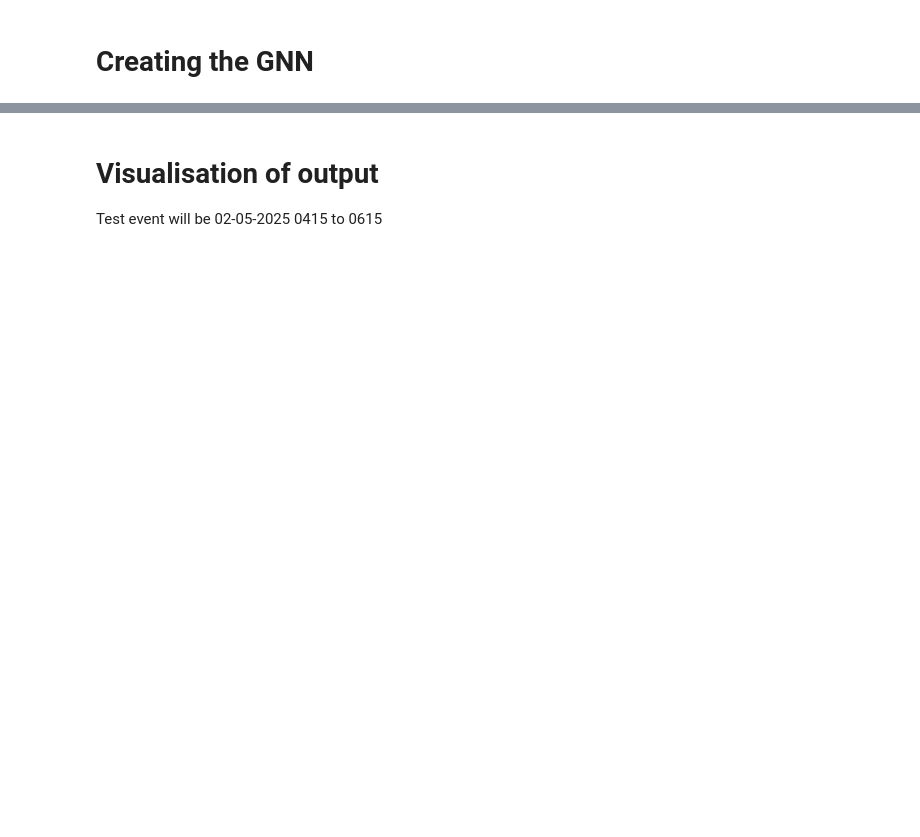
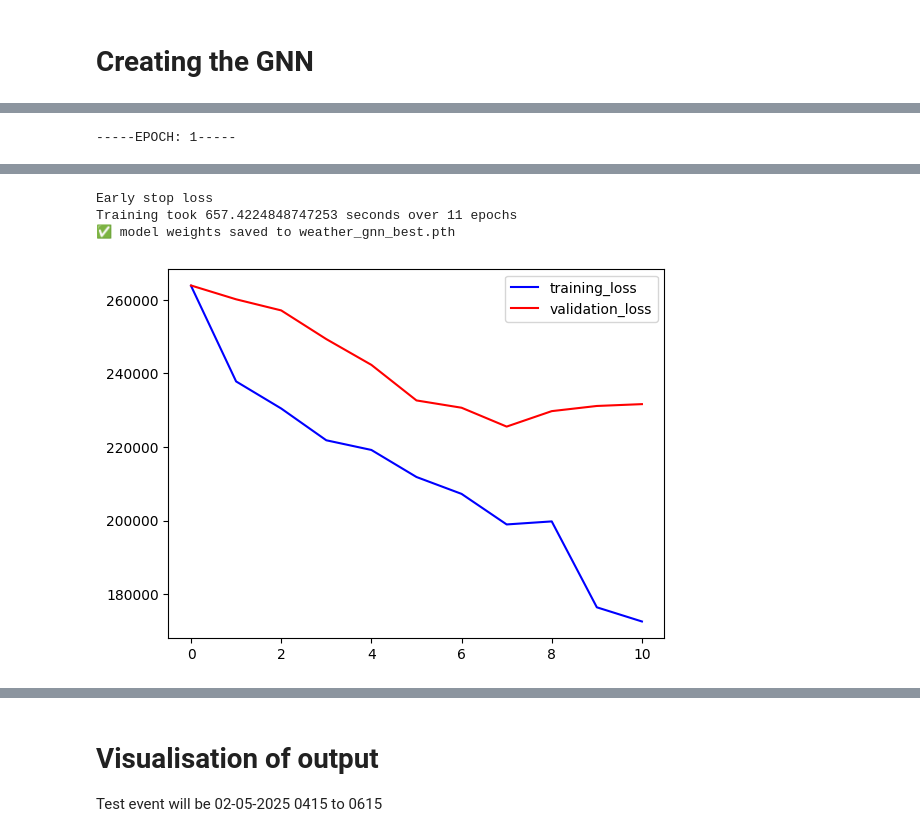
Before and after one commit to jylow/rainfall_data_fusion, a Jupyter notebook: GNN_radar.ipynb, the cells around one changed output, grey strips where cells are left out. Cells and saved outputs as stored; diff of their text form; code cells hidden in the pictures; blank space fills up the shorter version.

```diff
--- a/GNN_radar.ipynb
+++ b/GNN_radar.ipynb
@@ -74,7 +388,0 @@ print(general_station)
-# %%
-count = 0
-for row in weather_station_df_pivot["rain_rate"].iterrows():
-    if np.nansum(row[1].to_numpy()) != 0:
-        count += 1
-print(f"Number of timesteps that contain rain: {count}")
-print(f"Total_timesteps = {weather_station_df_pivot.shape[0]}")
@@ -97,3 +388,0 @@ for station in weather_station_df_pivot.columns.get_level_values(1).unique():
-# %%
-general_station_temp = [stn for stn in general_station if stn != "S108"]
-general_station = general_station_temp
@@ -344,8 +781,6 @@ print(data["general_station", "gen_to_rain", "rainfall_station"]["edge_index"])
 # %% [markdown]
 # Creating the GNN
 # %%
-from models.gnn import HeteroGNN2
-
-model = HeteroGNN2(hidden_channels=8, out_channels=1, num_layers=3)
-
-model.to(device="cuda" if torch.cuda.is_available() else "cpu")
+model = HeteroGNN_WithRadar(hidden_channels=8, out_channels=1, num_layers=3)
+device = "cuda" if torch.cuda.is_available() else "cpu"
+model.to(device=device)
@@ -510,9 +970,9 @@ torch.cuda.manual_seed_all(seed)
 
 
 batch_size = 16
-train_dataset = WeatherGraphDataset(data, mode="train")
-val_dataset = WeatherGraphDataset(data, mode="val")
-device = "cuda" if torch.cuda.is_available() else "cpu"
+train_dataset = WeatherGraphDatasetWithRadar(data, mode="train")
+val_dataset = WeatherGraphDatasetWithRadar(data, mode="val")
+
 
 train_loader = DataLoader(
     train_dataset,
@@ -531,7 +991,7 @@ optimizer = torch.optim.Adam(model.parameters(), lr=0.001)
 training_loss_arr = []
 validation_loss_arr = []
 early = 0
-mini = 1000
+mini = 450000
 stopping_condition = 3
 epochs = 0
 
@@ -561,3 +1021,8 @@ print(f"Training took {training_end - training_start} seconds over {epochs} epoc
 plt.plot(training_loss_arr, label="training_loss", color="blue")
 plt.plot(validation_loss_arr, label="validation_loss", color="red")
 plt.legend()
+
+torch.save(model.state_dict(), "weights/weather_gnn_best.pth")
+print("✅ model weights saved to weather_gnn_best.pth")
+# %% [output]
+-----EPOCH: 1-----
@@ -564,3 +1059,7 @@ plt.legend()
+Early stop loss
+Training took 657.4224848747253 seconds over 11 epochs
+✅ model weights saved to weather_gnn_best.pth
+[figure, added]
 # %%
 print(next(iter(test_loader))["gen_x"].shape)
 # %%
```
Also changed, not shown: parts of 38 cells of this notebook, 8 other files.
